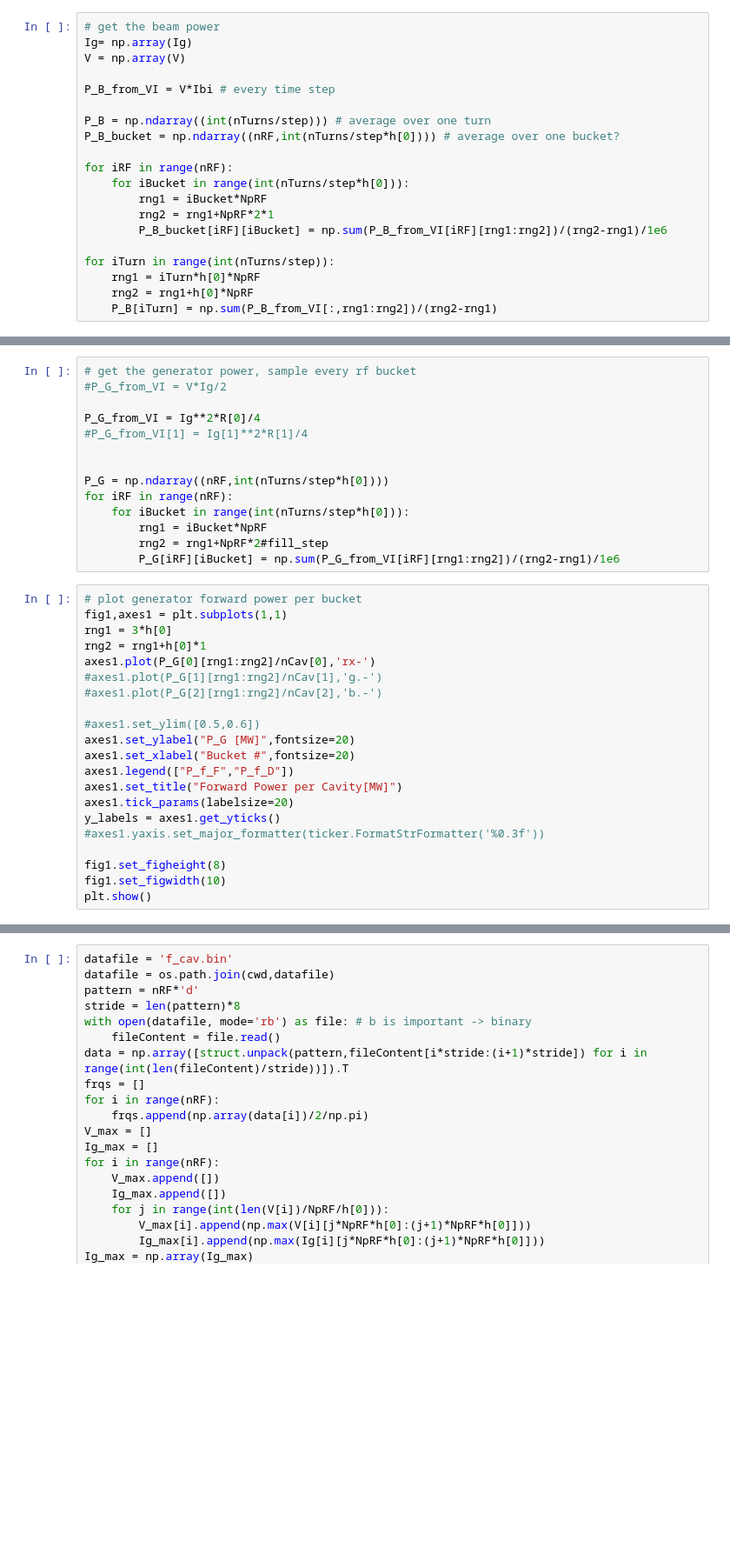
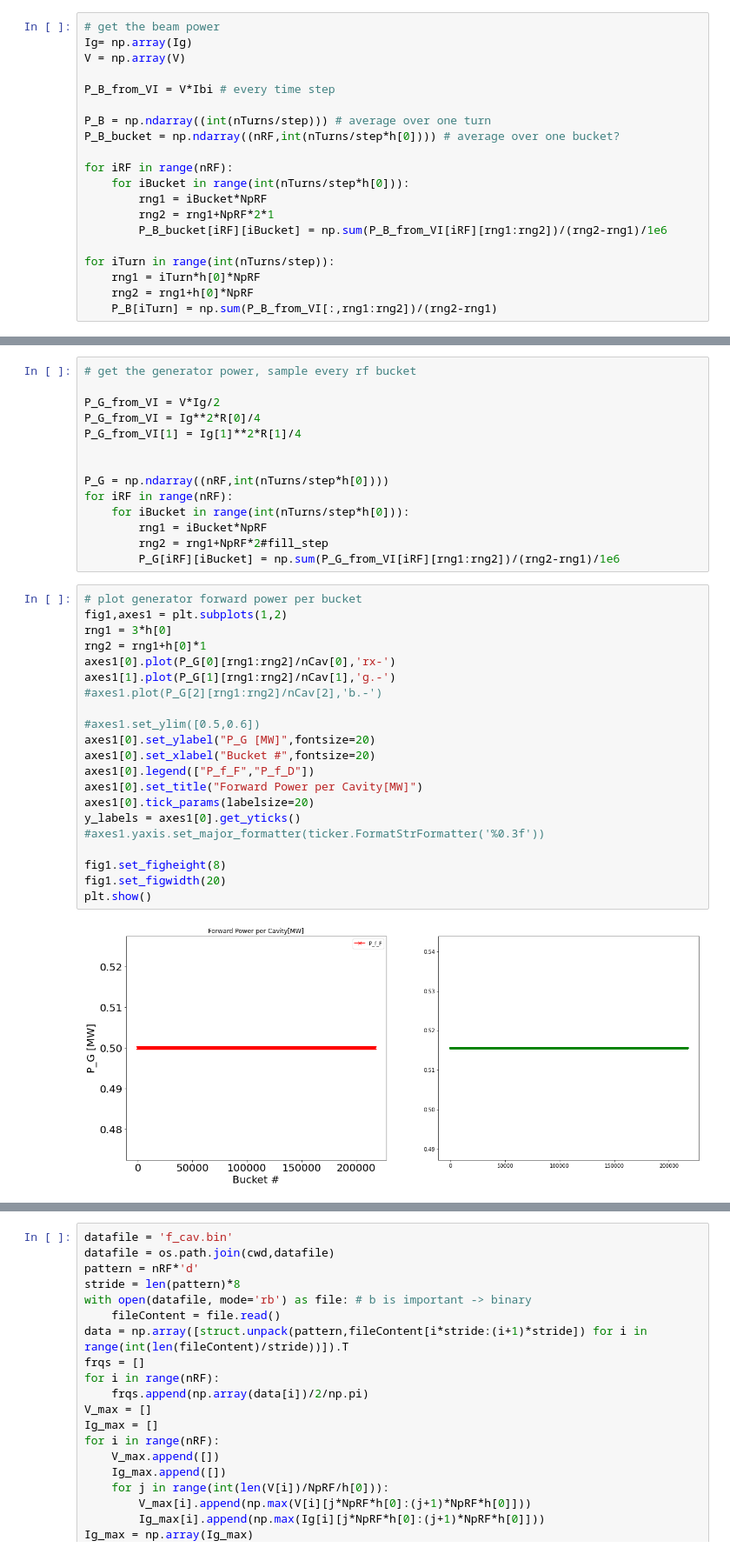
Before and after one commit to tianmux/APES, a Jupyter notebook: run_scripts/View_ver2.ipynb, the cells around one changed output, grey strips where cells are left out. Shown at 87% size. Drawn from its saved outputs; the diff is of its cells as text; blank space fills up the shorter version.

```diff
--- a/run_scripts/View_ver2.ipynb
+++ b/run_scripts/View_ver2.ipynb
@@ -316,9 +326,9 @@ plt.show()
 # %%
 # get the generator power, sample every rf bucket
-#P_G_from_VI = V*Ig/2
 
+P_G_from_VI = V*Ig/2
 P_G_from_VI = Ig**2*R[0]/4
-#P_G_from_VI[1] = Ig[1]**2*R[1]/4
+P_G_from_VI[1] = Ig[1]**2*R[1]/4
 
 
 P_G = np.ndarray((nRF,int(nTurns/step*h[0])))
@@ -329,25 +339,27 @@ for iRF in range(nRF):
         P_G[iRF][iBucket] = np.sum(P_G_from_VI[iRF][rng1:rng2])/(rng2-rng1)/1e6
 # %%
 # plot generator forward power per bucket
-fig1,axes1 = plt.subplots(1,1)
+fig1,axes1 = plt.subplots(1,2)
 rng1 = 3*h[0]
 rng2 = rng1+h[0]*1
-axes1.plot(P_G[0][rng1:rng2]/nCav[0],'rx-')
-#axes1.plot(P_G[1][rng1:rng2]/nCav[1],'g.-')
+axes1[0].plot(P_G[0][rng1:rng2]/nCav[0],'rx-')
+axes1[1].plot(P_G[1][rng1:rng2]/nCav[1],'g.-')
 #axes1.plot(P_G[2][rng1:rng2]/nCav[2],'b.-')
 
 #axes1.set_ylim([0.5,0.6])
-axes1.set_ylabel("P_G [MW]",fontsize=20)
-axes1.set_xlabel("Bucket #",fontsize=20)
-axes1.legend(["P_f_F","P_f_D"])
-axes1.set_title("Forward Power per Cavity[MW]")
-axes1.tick_params(labelsize=20)
-y_labels = axes1.get_yticks()
+axes1[0].set_ylabel("P_G [MW]",fontsize=20)
+axes1[0].set_xlabel("Bucket #",fontsize=20)
+axes1[0].legend(["P_f_F","P_f_D"])
+axes1[0].set_title("Forward Power per Cavity[MW]")
+axes1[0].tick_params(labelsize=20)
+y_labels = axes1[0].get_yticks()
 #axes1.yaxis.set_major_formatter(ticker.FormatStrFormatter('%0.3f'))
 
 fig1.set_figheight(8)
-fig1.set_figwidth(10)
+fig1.set_figwidth(20)
 plt.show()
+# %% [output]
+[figure, added]
 # %%
 # get reflected power
 Ir = V/R[0]
```
Also changed, not shown: parts of 26 cells of this notebook, 20 other files.
